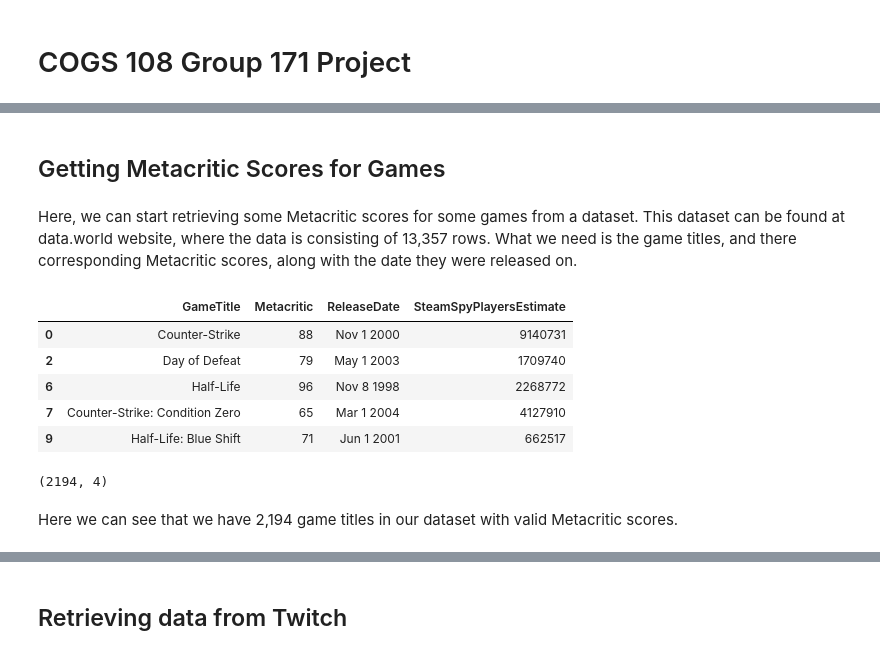
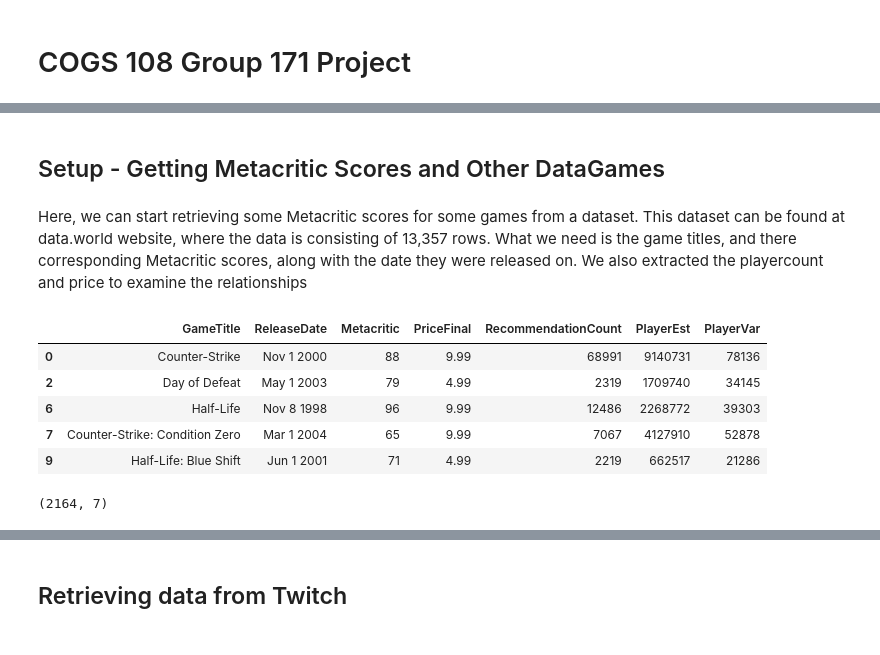
Before and after one commit to R3adOnlyJoe/COGS108-project, a Jupyter notebook: FinalProject_group171.ipynb, the cells around one changed output, grey strips where cells are left out. Cells and saved outputs as stored; diff of their text form; code cells hidden in the pictures.

```diff
--- a/FinalProject_group171.ipynb
+++ b/FinalProject_group171.ipynb
@@ -12,30 +49,33 @@ import seaborn as sns
 # %% [markdown]
-## Getting Metacritic Scores for Games
+## Setup - Getting Metacritic Scores and Other DataGames
 # %% [markdown]
-Here, we can start retrieving some Metacritic scores for some games from a dataset. This dataset can be found at data.world website, where the data is consisting of 13,357 rows. What we need is the game titles, and there corresponding Metacritic scores, along with the date they were released on.
+Here, we can start retrieving some Metacritic scores for some games from a dataset. This dataset can be found at data.world website, where the data is consisting of 13,357 rows. What we need is the game titles, and there corresponding Metacritic scores, along with the date they were released on. We also extracted the playercount and price to examine the relationships
 # %%
-metacritic_df = pd.read_csv('https://query.data.world/s/odkffdqc52dfm34xjwdc67q7cxfjmz')
+steam_df = pd.read_csv('https://query.data.world/s/odkffdqc52dfm34xjwdc67q7cxfjmz')
 # %%
 # Remove any rows with Metacritic scores of 0
-metacritic_df = metacritic_df[metacritic_df['Metacritic'] != 0]
+steam_df = steam_df[steam_df['Metacritic'] != 0]
 # Drop all columns besides the game name and the Metacritic score
-metacritic_df = metacritic_df[['ResponseName', 'Metacritic', 'ReleaseDate', 'SteamSpyPlayersEstimate']]
+steam_df = steam_df[['ResponseName', 'ReleaseDate','Metacritic' , 'PriceFinal', 'RecommendationCount', 'SteamSpyPlayersEstimate', 'SteamSpyPlayersVariance']]
 # This dataset has duplicates, so we need to drop those as well
-metacritic_df = metacritic_df.drop_duplicates(subset=['ResponseName'])
+steam_df = steam_df.drop_duplicates(subset=['ResponseName'])
+# Also drop any rows that have a estimate of 0 player count
+steam_df = steam_df[steam_df['SteamSpyPlayersEstimate'] > 0]
 # Rename ResponseName to GameTitle
-metacritic_df.rename(columns={'ResponseName' : 'GameTitle'}, inplace=True)
+steam_df.rename(columns={'ResponseName' : 'GameTitle'}, inplace=True)
+# For brevity, rename SteamSpyPlayersEstimate
+steam_df.rename(columns={'SteamSpyPlayersEstimate' : 'PlayerEst'}, inplace=True)
+steam_df.rename(columns={'SteamSpyPlayersVariance' : 'PlayerVar'}, inplace=True)
 # %%
-metacritic_df.head()
+steam_df.head()
 # %% [output]
-|  | GameTitle | Metacritic | ReleaseDate | SteamSpyPlayersEstimate |
-| 0 | Counter-Strike | 88 | Nov 1 2000 | 9140731 |
-| 2 | Day of Defeat | 79 | May 1 2003 | 1709740 |
-| 6 | Half-Life | 96 | Nov 8 1998 | 2268772 |
-| 7 | Counter-Strike: Condition Zero | 65 | Mar 1 2004 | 4127910 |
-| 9 | Half-Life: Blue Shift | 71 | Jun 1 2001 | 662517 |
+|  | GameTitle | ReleaseDate | Metacritic | PriceFinal | RecommendationCount | PlayerEst | PlayerVar |
+| 0 | Counter-Strike | Nov 1 2000 | 88 | 9.99 | 68991 | 9140731 | 78136 |
+| 2 | Day of Defeat | May 1 2003 | 79 | 4.99 | 2319 | 1709740 | 34145 |
+| 6 | Half-Life | Nov 8 1998 | 96 | 9.99 | 12486 | 2268772 | 39303 |
+| 7 | Counter-Strike: Condition Zero | Mar 1 2004 | 65 | 9.99 | 7067 | 4127910 | 52878 |
+| 9 | Half-Life: Blue Shift | Jun 1 2001 | 71 | 4.99 | 2219 | 662517 | 21286 |
 # %%
-metacritic_df.shape
+steam_df.shape
 # %% [output]
-(2194, 4)
+(2164, 7)
-# %% [markdown]
-Here we can see that we have 2,194 game titles in our dataset with valid Metacritic scores.
```
Also changed, not shown: parts of 38 cells of this notebook.
